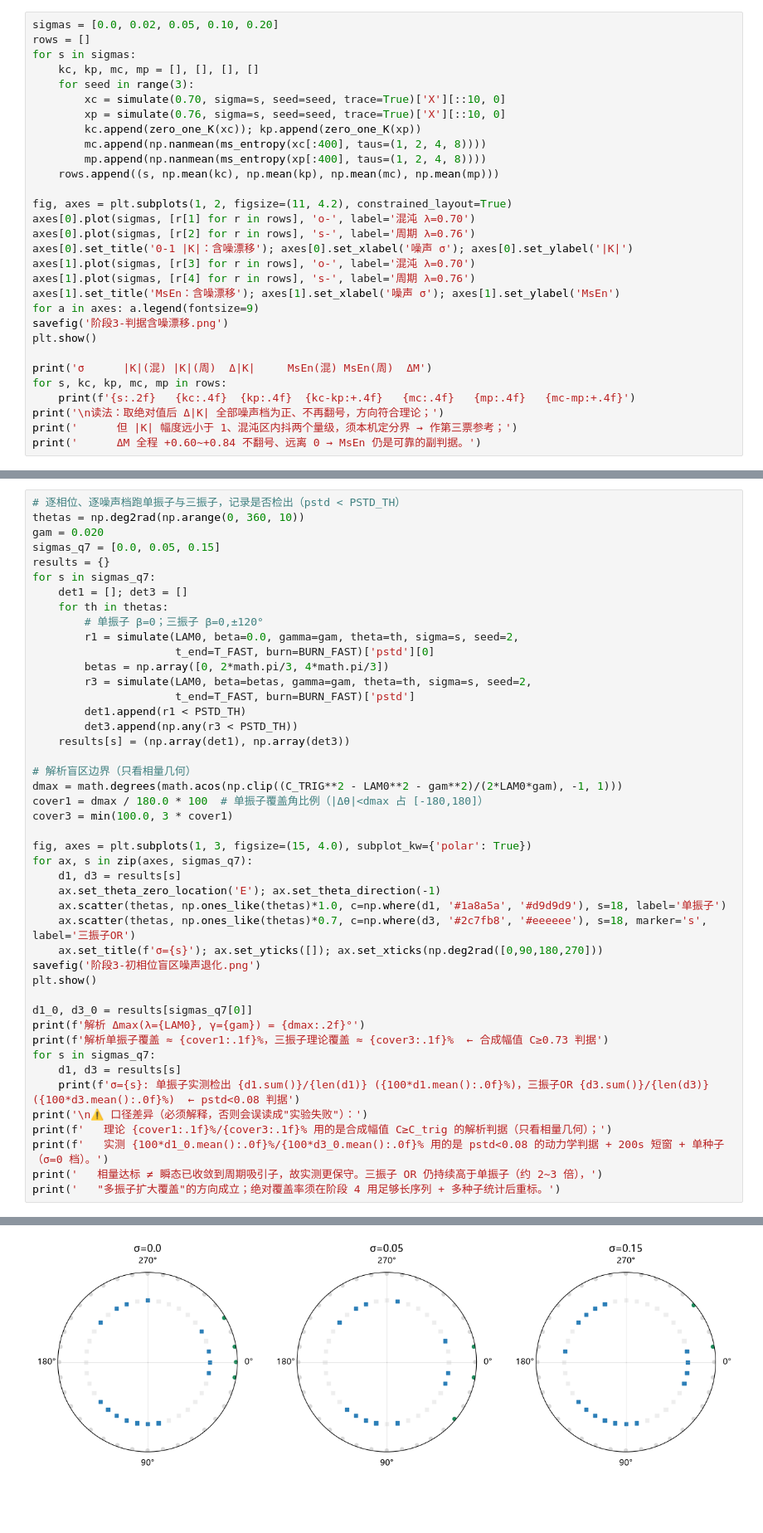
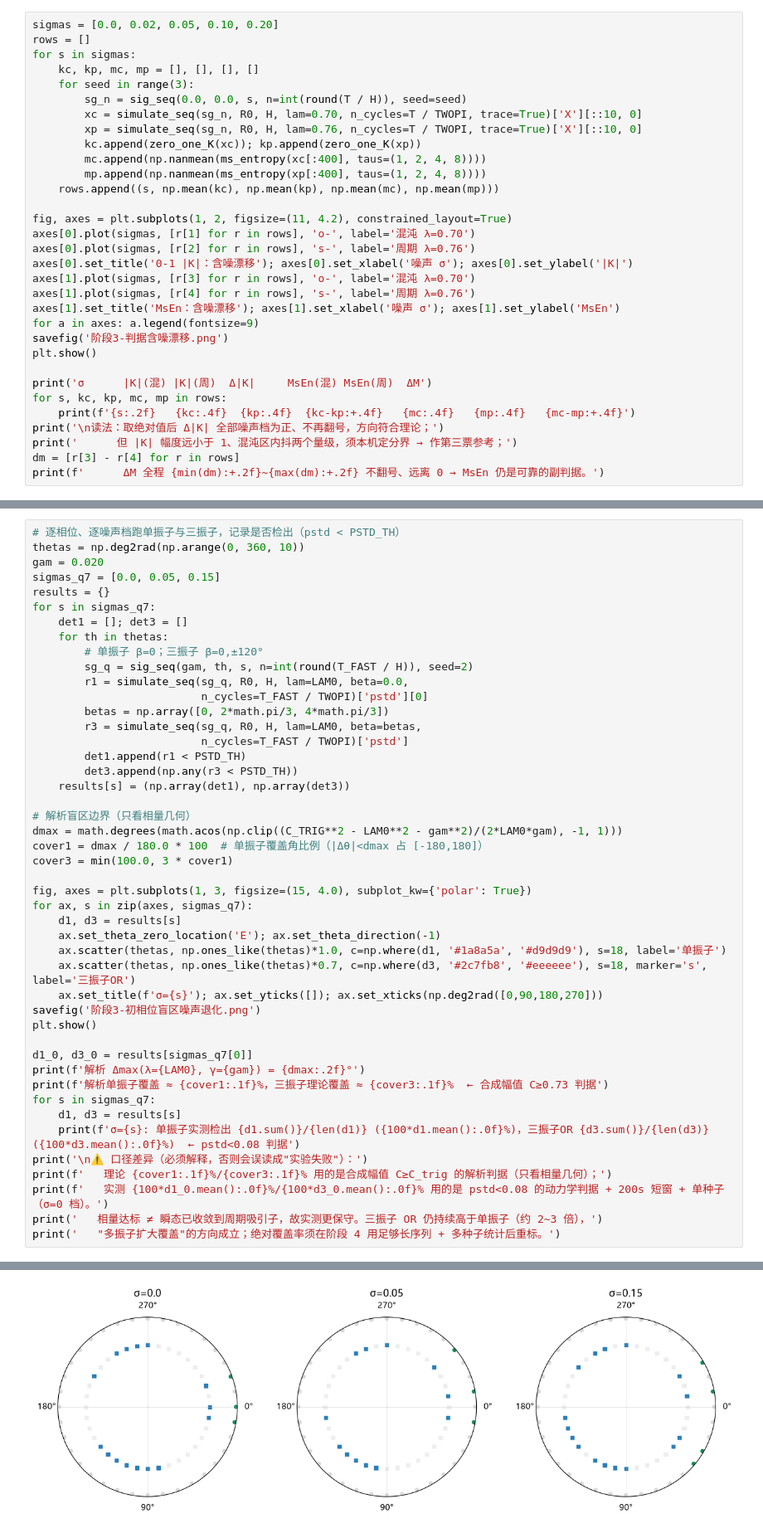
Before and after one commit to riparianhaven/Graduation-Project, a Jupyter notebook: learn/3.ipynb, the cells around one changed output, grey strips where cells are left out. Shown at 83% size. Drawn from its saved outputs; the diff is of its cells as text; blank space fills up the shorter version.

```diff
--- a/learn/3.ipynb
+++ b/learn/3.ipynb
@@ -304,8 +386,9 @@ rows = []
 for s in sigmas:
     kc, kp, mc, mp = [], [], [], []
     for seed in range(3):
-        xc = simulate(0.70, sigma=s, seed=seed, trace=True)['X'][::10, 0]
-        xp = simulate(0.76, sigma=s, seed=seed, trace=True)['X'][::10, 0]
+        sg_n = sig_seq(0.0, 0.0, s, n=int(round(T / H)), seed=seed)
+        xc = simulate_seq(sg_n, R0, H, lam=0.70, n_cycles=T / TWOPI, trace=True)['X'][::10, 0]
+        xp = simulate_seq(sg_n, R0, H, lam=0.76, n_cycles=T / TWOPI, trace=True)['X'][::10, 0]
         kc.append(zero_one_K(xc)); kp.append(zero_one_K(xp))
         mc.append(np.nanmean(ms_entropy(xc[:400], taus=(1, 2, 4, 8))))
         mp.append(np.nanmean(ms_entropy(xp[:400], taus=(1, 2, 4, 8))))
@@ -327,6 +410,7 @@ for s, kc, kp, mc, mp in rows:
     print(f'{s:.2f}   {kc:.4f}  {kp:.4f}  {kc-kp:+.4f}   {mc:.4f}   {mp:.4f}   {mc-mp:+.4f}')
 print('\n读法：取绝对值后 Δ|K| 全部噪声档为正、不再翻号，方向符合理论；')
 print('      但 |K| 幅度远小于 1、混沌区内抖两个量级，须本机定分界 → 作第三票参考；')
-print('      ΔM 全程 +0.60~+0.84 不翻号、远离 0 → MsEn 仍是可靠的副判据。')
+dm = [r[3] - r[4] for r in rows]
+print(f'      ΔM 全程 {min(dm):+.2f}~{max(dm):+.2f} 不翻号、远离 0 → MsEn 仍是可靠的副判据。')
 # %% [output]
 [图] C:\Users\22902\WorkBuddy\毕设\复现输出\阶段3-判据含噪漂移.png
@@ -442,43 +530,44 @@ for s in sigmas_q7:
     det1 = []; det3 = []
     for th in thetas:
         # 单振子 β=0；三振子 β=0,±120°
-        r1 = simulate(LAM0, beta=0.0, gamma=gam, theta=th, sigma=s, seed=2,
-                      t_end=T_FAST, burn=BURN_FAST)['pstd'][0]
+        sg_q = sig_seq(gam, th, s, n=int(round(T_FAST / H)), seed=2)
+        r1 = simulate_seq(sg_q, R0, H, lam=LAM0, beta=0.0,
+                          n_cycles=T_FAST / TWOPI)['pstd'][0]
         betas = np.array([0, 2*math.pi/3, 4*math.pi/3])
-        r3 = simulate(LAM0, beta=betas, gamma=gam, theta=th, sigma=s, seed=2,
-                      t_end=T_FAST, burn=BURN_FAST)['pstd']
+        r3 = simulate_seq(sg_q, R0, H, lam=LAM0, beta=betas,
+                          n_cycles=T_FAST / TWOPI)['pstd']
         det1.append(r1 < PSTD_TH)
         det3.append(np.any(r3 < PSTD_TH))
     results[s] = (np.array(det1), np.array(det3))
 
 # 解析盲区边界（只看相量几何）
 dmax = math.degrees(math.acos(np.clip((C_TRIG**2 - LAM0**2 - gam**2)/(2*LAM0*gam), -1, 1)))
 cover1 = dmax / 180.0 * 100  # 单振子覆盖角比例（|Δθ|<dmax 占 [-180,180]）
 cover3 = min(100.0, 3 * cover1)
 
 fig, axes = plt.subplots(1, 3, figsize=(15, 4.0), subplot_kw={'polar': True})
 for ax, s in zip(axes, sigmas_q7):
     d1, d3 = results[s]
     ax.set_theta_zero_location('E'); ax.set_theta_direction(-1)
     ax.scatter(thetas, np.ones_like(thetas)*1.0, c=np.where(d1, '#1a8a5a', '#d9d9d9'), s=18, label='单振子')
     ax.scatter(thetas, np.ones_like(thetas)*0.7, c=np.where(d3, '#2c7fb8', '#eeeeee'), s=18, marker='s', label='三振子OR')
     ax.set_title(f'σ={s}'); ax.set_yticks([]); ax.set_xticks(np.deg2rad([0,90,180,270]))
 savefig('阶段3-初相位盲区噪声退化.png')
 plt.show()
 
 d1_0, d3_0 = results[sigmas_q7[0]]
 print(f'解析 Δmax(λ={LAM0}, γ={gam}) = {dmax:.2f}°')
 print(f'解析单振子覆盖 ≈ {cover1:.1f}%，三振子理论覆盖 ≈ {cover3:.1f}%  ← 合成幅值 C≥0.73 判据')
 for s in sigmas_q7:
     d1, d3 = results[s]
     print(f'σ={s}: 单振子实测检出 {d1.sum()}/{len(d1)} ({100*d1.mean():.0f}%)，三振子OR {d3.sum()}/{len(d3)} ({100*d3.mean():.0f}%)  ← pstd<0.08 判据')
 print('\n⚠️ 口径差异（必须解释，否则会误读成"实验失败"）：')
 print(f'   理论 {cover1:.1f}%/{cover3:.1f}% 用的是合成幅值 C≥C_trig 的解析判据（只看相量几何）；')
 print(f'   实测 {100*d1_0.mean():.0f}%/{100*d3_0.mean():.0f}% 用的是 pstd<0.08 的动力学判据 + 200s 短窗 + 单种子（σ=0 档）。')
 print('   相量达标 ≠ 瞬态已收敛到周期吸引子，故实测更保守。三振子 OR 仍持续高于单振子（约 2~3 倍），')
 print('   "多振子扩大覆盖"的方向成立；绝对覆盖率须在阶段 4 用足够长序列 + 多种子统计后重标。')
 # %% [output]
 [图] C:\Users\22902\WorkBuddy\毕设\复现输出\阶段3-初相位盲区噪声退化.png
-[figure, old version]
+[figure, new version]
 解析 Δmax(λ=0.72, γ=0.02) = 60.69°
 解析单振子覆盖 ≈ 33.7%，三振子理论覆盖 ≈ 100.0%  ← 合成幅值 C≥0.73 判据
```
Also changed, not shown: parts of 11 cells of this notebook, 58 other files.
